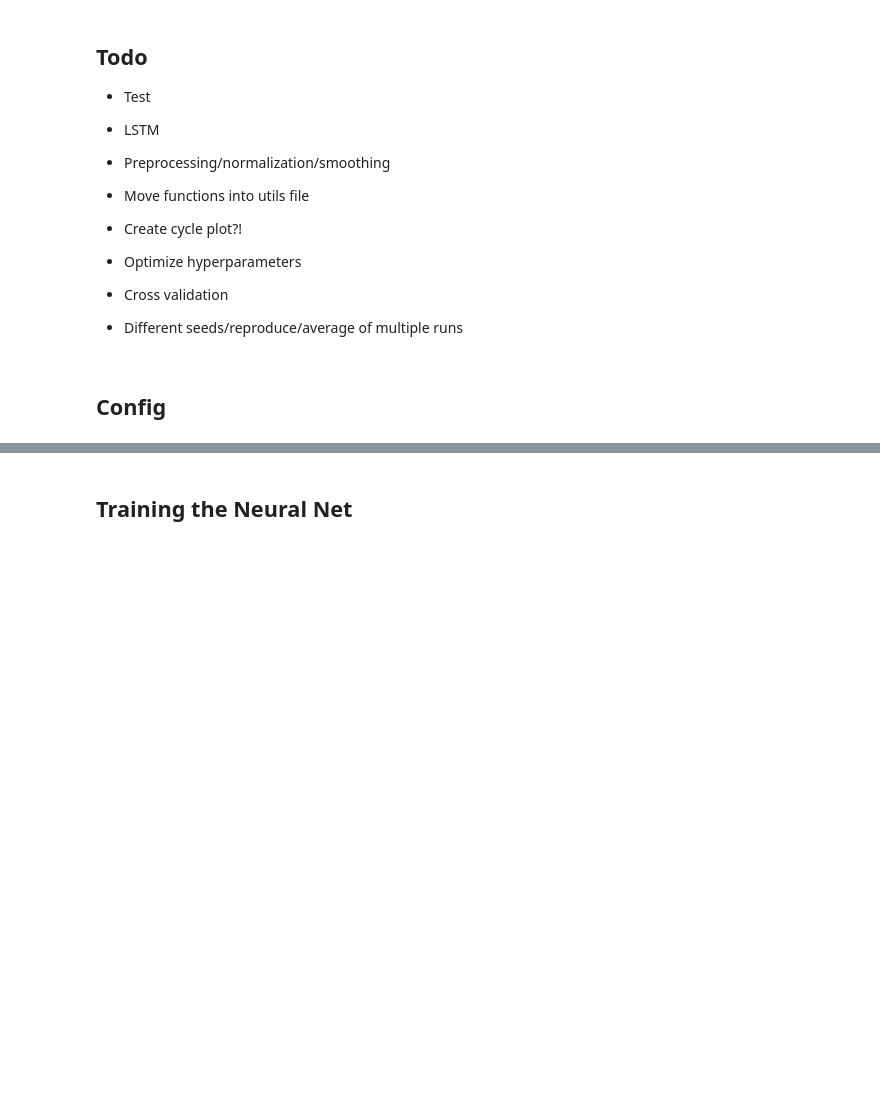
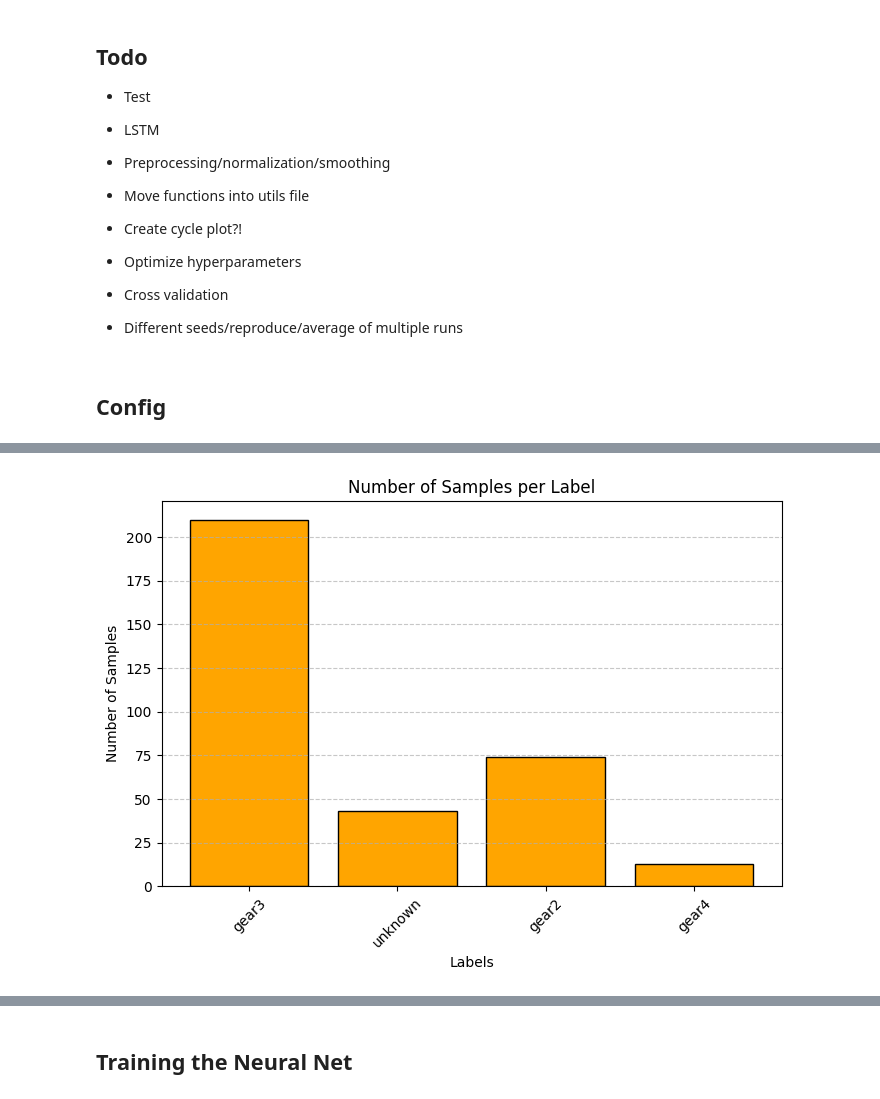
Before and after one commit to brittawi/SkiersProject, a Jupyter notebook: classification/training/classifiication_of_gears.ipynb, the cells around one changed output, grey strips where cells are left out. Cells and saved outputs as stored; diff of their text form; code cells hidden in the pictures; blank space fills up the shorter version.

```diff
--- a/classification/training/classifiication_of_gears.ipynb
+++ b/classification/training/classifiication_of_gears.ipynb
@@ -80,3 +187,23 @@ Train size = 121, Val size = 15, Test size =  16
+# %%
+# Count occurrences of each label
+label_counts = Counter(dataset.labels)
+labels, values = zip(*label_counts.items())
+
+# Create bar plot
+plt.figure(figsize=(8, 5))
+plt.bar(labels, values, color='orange', edgecolor='black')
+
+# Add labels and title
+plt.xlabel("Labels")
+plt.ylabel("Number of Samples")
+plt.title("Number of Samples per Label")
+plt.xticks(rotation=45)
+plt.grid(axis='y', linestyle='--', alpha=0.7)
+
+# Show plot
+plt.show()
+# %% [output]
+[figure, added]
 # %%
 class Net(nn.Module):
 
```
Also changed, not shown: parts of 7 cells of this notebook.
